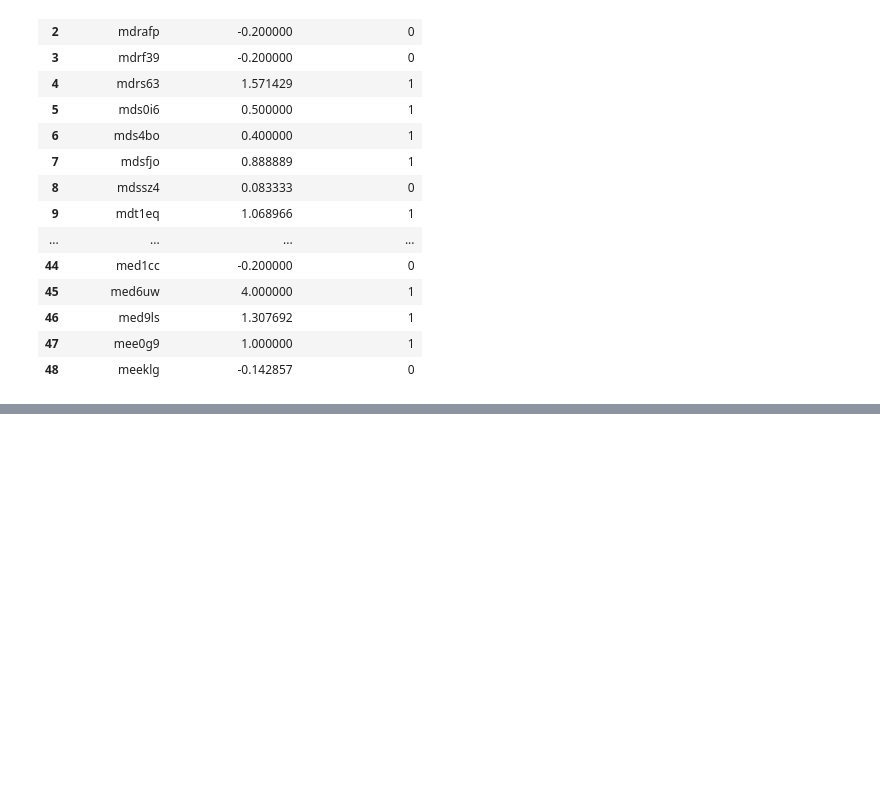
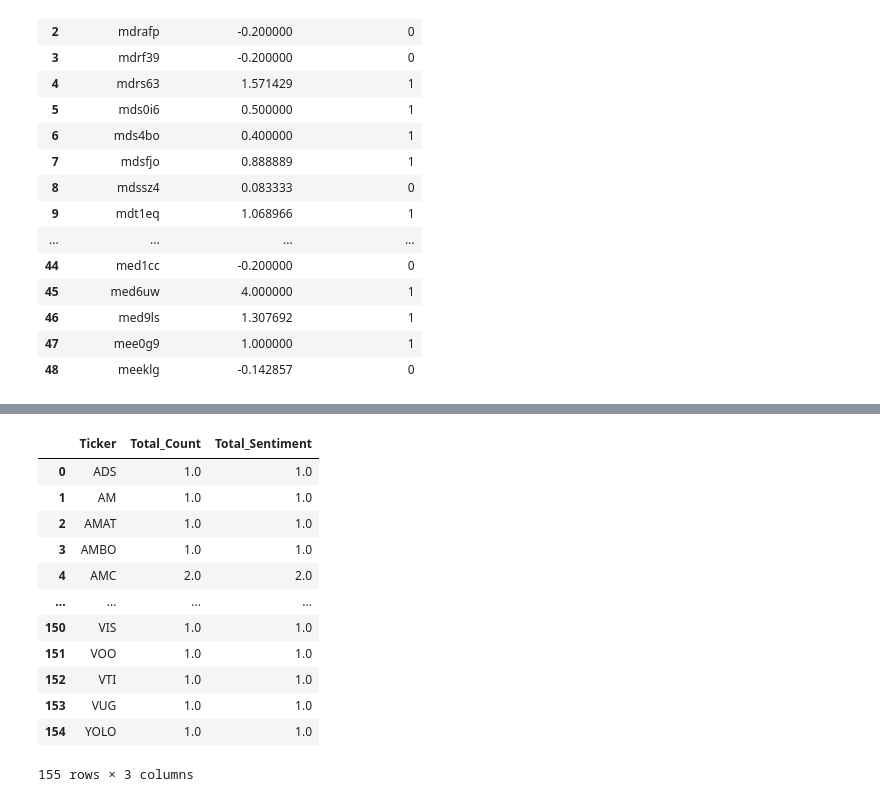
Before and after one commit to MadisonL19/reddit_ticker_analysis, a Jupyter notebook: model.ipynb, the cells around one changed output, grey strips where cells are left out. Saved outputs shown, nothing was run; the diff lists cells and outputs as text; code cells hidden in the pictures; blank space fills up the shorter version.

```diff
--- a/model.ipynb
+++ b/model.ipynb
@@ -481,0 +314,16 @@ ticker_sentiment
+# %%
+final_sentiment_results
+# %% [output]
+|  | Ticker | Total_Count | Total_Sentiment |
+| 0 | ADS | 1.0 | 1.0 |
+| 1 | AM | 1.0 | 1.0 |
+| 2 | AMAT | 1.0 | 1.0 |
+| 3 | AMBO | 1.0 | 1.0 |
+| 4 | AMC | 2.0 | 2.0 |
+| ... | ... | ... | ... |
+| 150 | VIS | 1.0 | 1.0 |
+| 151 | VOO | 1.0 | 1.0 |
+| 152 | VTI | 1.0 | 1.0 |
+| 153 | VUG | 1.0 | 1.0 |
+| 154 | YOLO | 1.0 | 1.0 |
+155 rows × 3 columns
```
Also changed, not shown: parts of 35 cells of this notebook.
